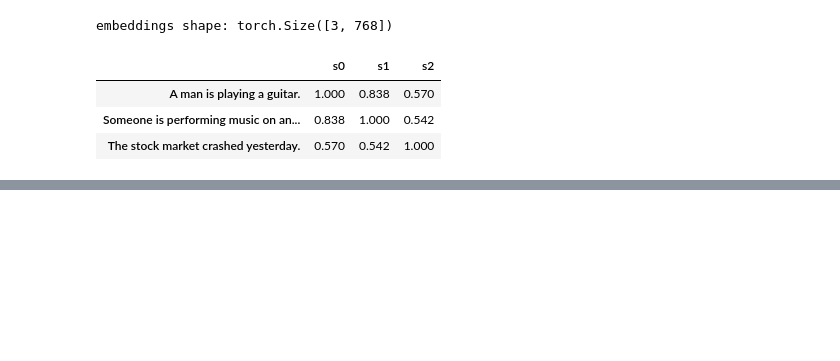
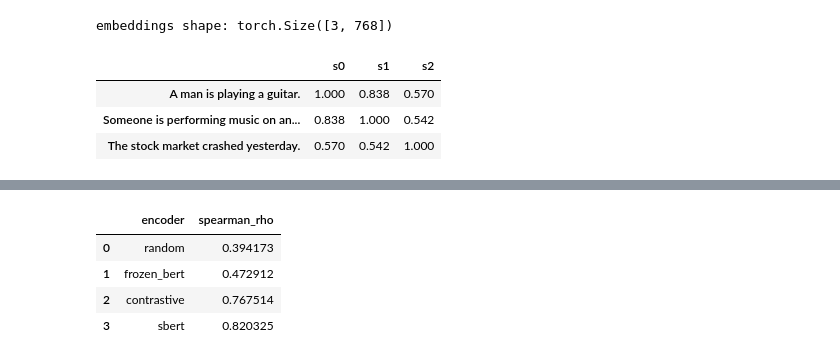
Before and after one commit to vitorlecio/embedlab, a Jupyter notebook: notebooks/01_contrastive_learning.ipynb, the cells around one changed output, grey strips where cells are left out. Saved outputs shown, nothing was run; the diff lists cells and outputs as text; code cells hidden in the pictures; blank space fills up the shorter version.

```diff
--- a/notebooks/01_contrastive_learning.ipynb
+++ b/notebooks/01_contrastive_learning.ipynb
@@ -173,0 +177,13 @@ This notebook will be extended with loss curves, the STS-B Spearman ρ compariso
+# %%
+import json
+
+results = json.loads((ROOT / "results" / "sts_eval_test.json").read_text())
+order = ["random", "frozen_bert", "contrastive", "sbert"]
+results_df = pd.DataFrame({"encoder": order, "spearman_rho": [results[k] for k in order]})
+results_df
+# %% [output]
+|  | encoder | spearman_rho |
+| 0 | random | 0.394173 |
+| 1 | frozen_bert | 0.472912 |
+| 2 | contrastive | 0.767514 |
+| 3 | sbert | 0.820325 |
```
Also changed, not shown: parts of 7 cells of this notebook, 6 other files.
